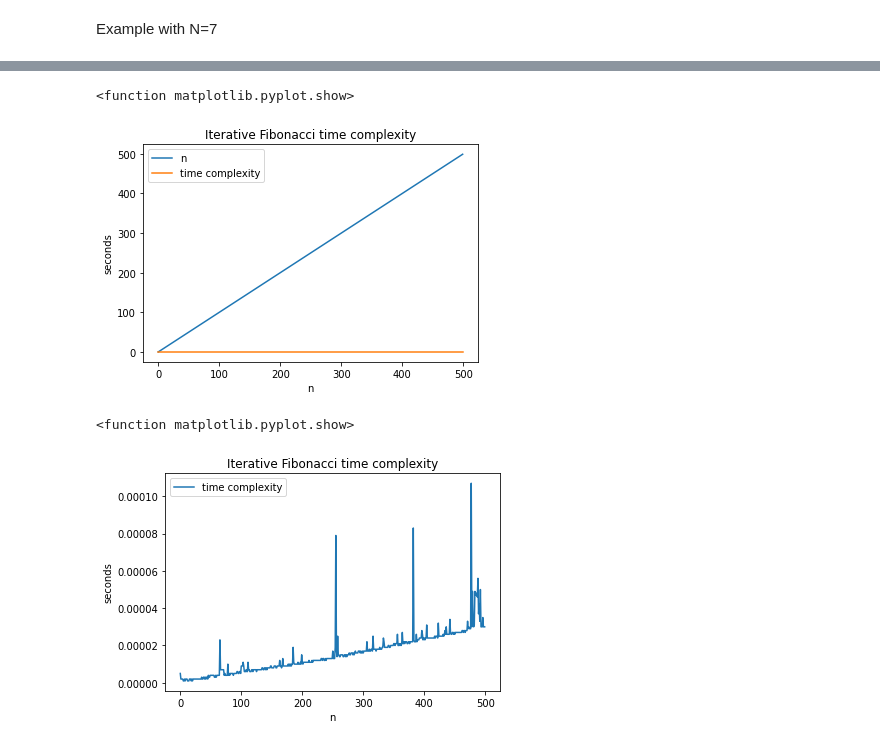
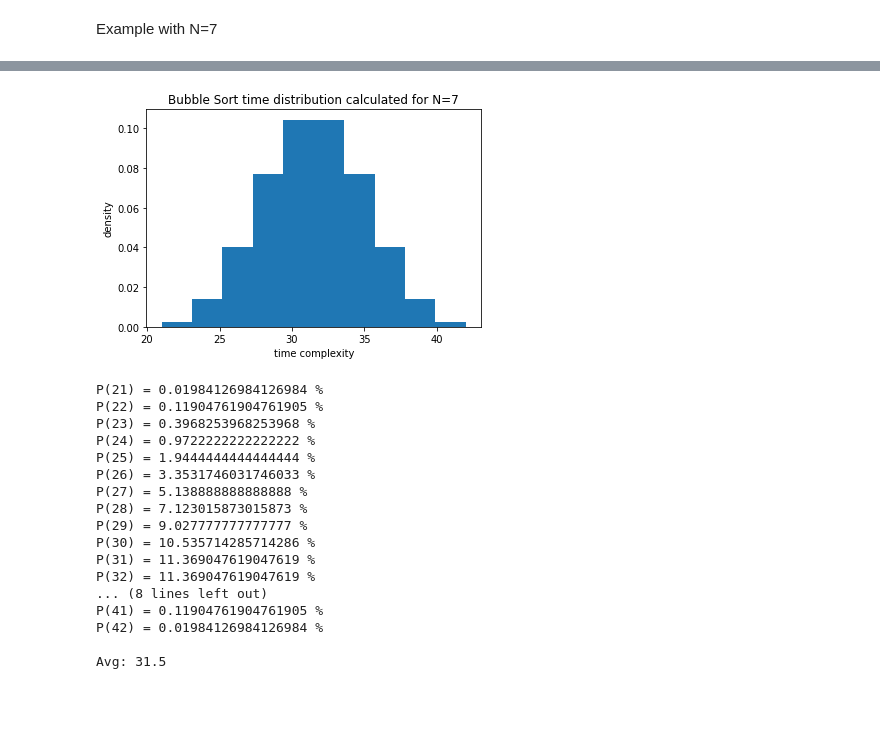
Before and after one commit to andiazo/AlgorithmsUN2020II, a Jupyter notebook: BubbleSortDistribution.ipynb, the cells around one changed output, grey strips where cells are left out. Saved outputs shown, nothing was run; the diff lists cells and outputs as text; code cells hidden in the pictures; blank space fills up the shorter version.

```diff
--- a/BubbleSortDistribution.ipynb
+++ b/BubbleSortDistribution.ipynb
@@ -185,35 +141,21 @@ plt.show
-# %%
-time_list1 = []
-n_list1 = []
-n=500
-for i in range(n):
-  ti = time.clock()
-  fib(i)
-  tf = time.clock()
-  time_list1.append(tf-ti)
-  n_list1.append(i)
-
-x = np.array([i for i in range(n)])
-y = x
-plt.plot(x,y, label="n")
-plt.plot(n_list1,time_list1, label="time complexity")
-title = "Iterative Fibonacci time complexity"
-plt.title(title)
-plt.xlabel("n")
-plt.ylabel("seconds")
-plt.legend()
-plt.show
-# %% [output]
-<function matplotlib.pyplot.show>
-[figure, removed]
-# %%
-plt.plot(n_list,time_list, label="time complexity")
-title = "Iterative Fibonacci time complexity"
-plt.title(title)
-plt.xlabel("n")
-plt.ylabel("seconds")
-plt.legend()
-plt.show
-# %% [output]
-<function matplotlib.pyplot.show>
-[figure, removed]
+# %%
+plotBSort(7,opc=False)
+# %% [output]
+[figure, added]
+P(21) = 0.01984126984126984 %
+P(22) = 0.11904761904761905 %
+P(23) = 0.3968253968253968 %
+P(24) = 0.9722222222222222 %
+P(25) = 1.9444444444444444 %
+P(26) = 3.3531746031746033 %
+P(27) = 5.138888888888888 %
+P(28) = 7.123015873015873 %
+P(29) = 9.027777777777777 %
+P(30) = 10.535714285714286 %
+P(31) = 11.369047619047619 %
+P(32) = 11.369047619047619 %
+... (8 lines left out)
+P(41) = 0.11904761904761905 %
+P(42) = 0.01984126984126984 %
+
+Avg: 31.5
```
Also changed, not shown: parts of 11 cells of this notebook.
